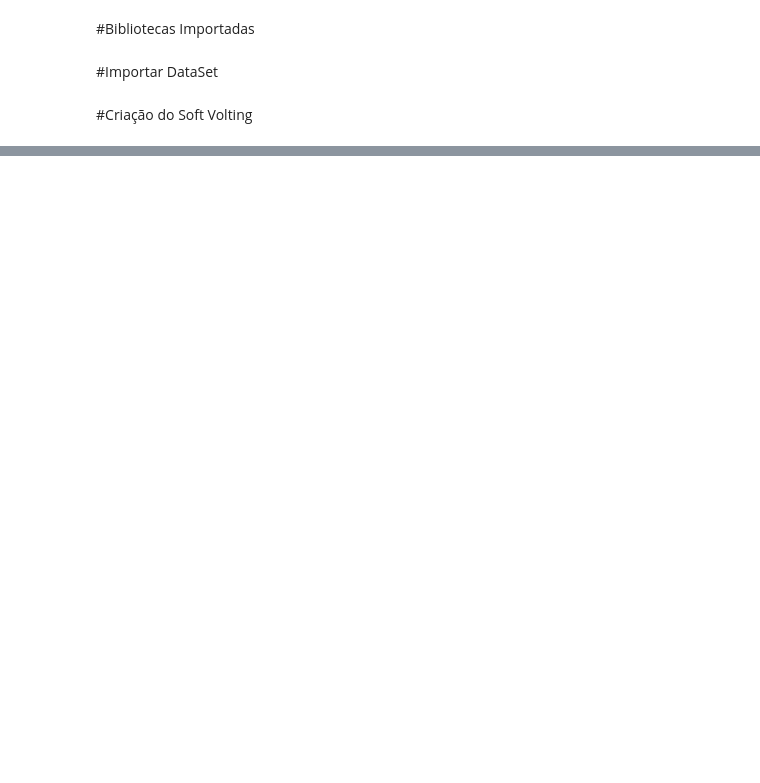
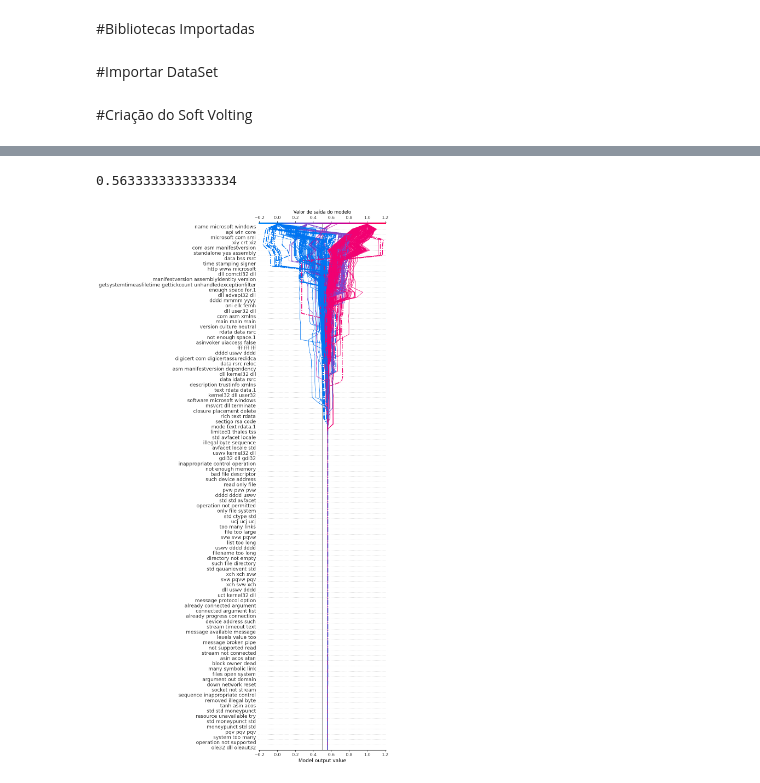
Before and after one commit to kevengoncalves-git/tecnicas_adversarias, a Jupyter notebook: Inserir_N_gramas_de_Shap_em_EXE.ipynb, the cells around one changed output, grey strips where cells are left out. Cells and saved outputs as stored; diff of their text form; code cells hidden in the pictures; blank space fills up the shorter version.

Commit message:
Adcionado codigo do Shap

```diff
--- a/Inserir_N_gramas_de_Shap_em_EXE.ipynb
+++ b/Inserir_N_gramas_de_Shap_em_EXE.ipynb
@@ -46,0 +42,2 @@ sf_clf = VotingClassifier(
+# %%
+modelo.fit(X,y)
@@ -46,0 +50,49 @@ sf_clf = VotingClassifier(
+# %%
+def comparar_arrays(array1, array2):
+  """
+  Compara dois arrays de tamanhos iguais e retorna um array booleano com True
+  onde os valores comparados são iguais e False onde são diferentes.
+
+  Args:
+    array1: O primeiro array.
+    array2: O segundo array.
+
+  Returns:
+    Um array booleano do mesmo tamanho, indicando as posições com valores iguais (True) e diferentes (False).
+  """
+  if len(array1) != len(array2):
+    raise ValueError("Os arrays devem ter o mesmo tamanho.")
+
+  resultado = []
+  for i in range(len(array1)):
+    resultado.append(array1[i] != array2[i])
+
+  return resultado
+# %%
+misclassified = comparar_arrays(modelo.predict(X_test), y_test.values)
+print(misclassified)
+# %%
+explainer = shap.Explainer(modelo.predict_proba, X)
+shap_values = explainer(X_test, max_evals=4000) # Número ainda não decidido # maior que 3285
+# %%
+shap_values.base_values[1][1]
+# %% [output]
+0.5633333333333334
+# %%
+# com predict_proba
+shap.plots.decision(shap_values.base_values[1][1],shap_values[...,1].values,
+                   highlight=misclassified,
+                   features=X_test,
+                   feature_display_range=slice(-1, -101, -1),
+                    new_base_value=0.5,
+                    # xlim=(-0.05,1.05),
+                    auto_size_plot = False,
+                    title="Valor de saída do modelo",
+                    show=False,
+                    ignore_warnings=True # Add this argument
+                   )
+plt.gcf().set_size_inches(6,25)
+plt.savefig(f'decision_proba_{modelo.__class__.__name__}_allfamily.pdf', format='pdf', dpi=600, bbox_inches='tight')
+plt.show()
+# %% [output]
+[figure, added]
```
Also changed, not shown: parts of 11 cells of this notebook.
